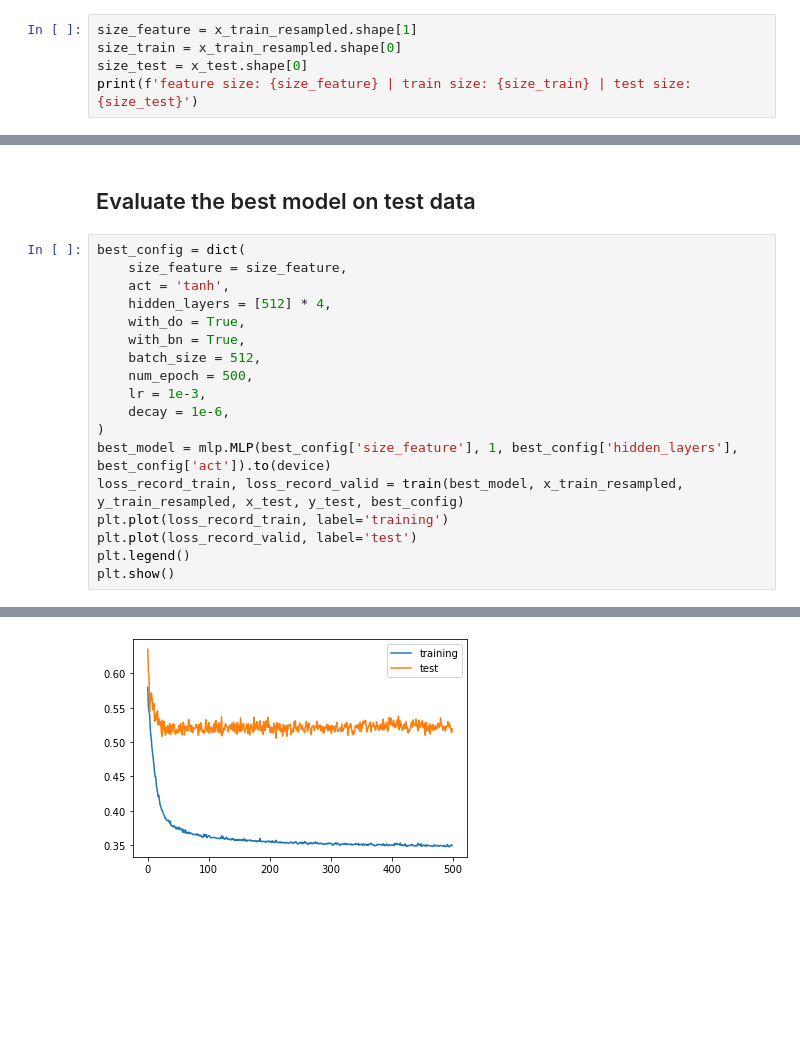
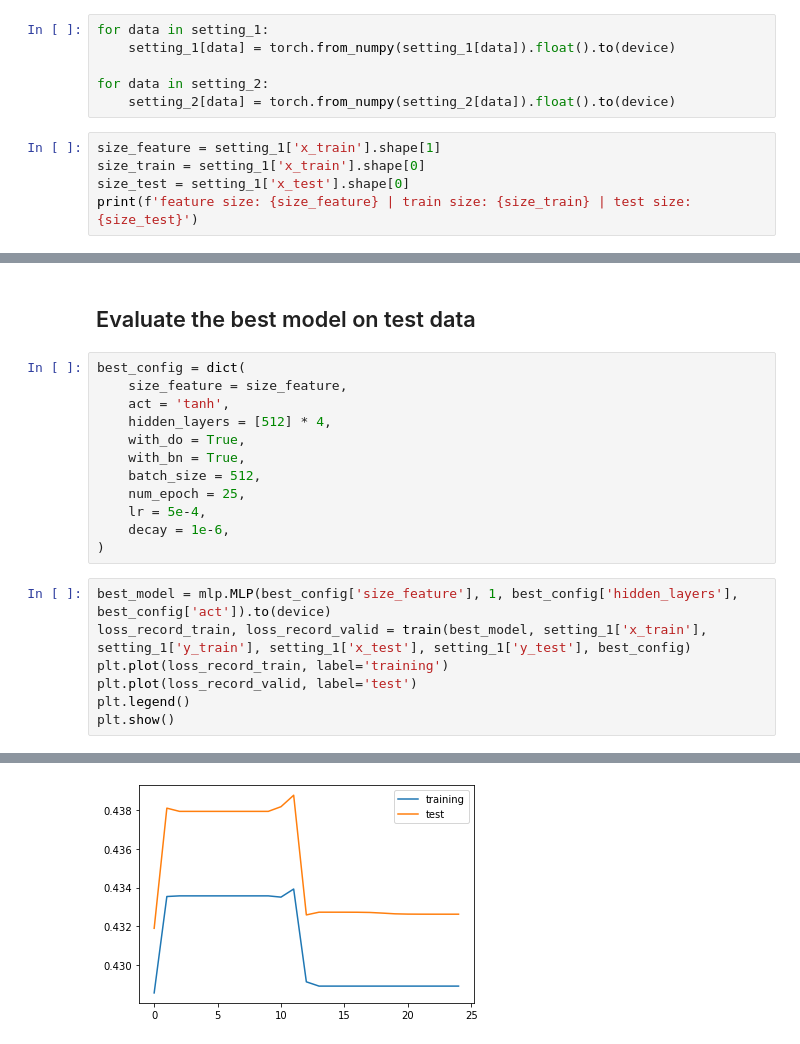
Before and after one commit to GuangyanCai/CS273A-Project, a Jupyter notebook: neural_network.ipynb, the cells around one changed output, grey strips where cells are left out. Cells and saved outputs as stored; diff of their text form; blank space fills up the shorter version.

```diff
--- a/neural_network.ipynb
+++ b/neural_network.ipynb
@@ -37,6 +33,12 @@ y_test = torch.from_numpy(y_test).float().unsqueeze(1).to(device)
+# %%
+for data in setting_1:
+    setting_1[data] = torch.from_numpy(setting_1[data]).float().to(device)
+
+for data in setting_2:
+    setting_2[data] = torch.from_numpy(setting_2[data]).float().to(device)
 # %%
-size_feature = x_train_resampled.shape[1]
-size_train = x_train_resampled.shape[0]
-size_test = x_test.shape[0]
+size_feature = setting_1['x_train'].shape[1]
+size_train = setting_1['x_train'].shape[0]
+size_test = setting_1['x_test'].shape[0]
 print(f'feature size: {size_feature} | train size: {size_train} | test size: {size_test}')
 # %% [output]
@@ -191,19 +240,20 @@ loss_valid = cross_validation(x_train_resampled, y_train_resampled, x_valid, y_v
 # %% [markdown]
 ## Evaluate the best model on test data
+# %%
+best_config = dict(
+    size_feature = size_feature,
+    act = 'tanh',
+    hidden_layers = [512] * 4,
+    with_do = True,
+    with_bn = True,
+    batch_size = 512,
+    num_epoch = 25,
+    lr = 5e-4,
+    decay = 1e-6,
+)
 # %%
-best_config = dict(
-    size_feature = size_feature,
-    act = 'tanh',
-    hidden_layers = [512] * 4,
-    with_do = True,
-    with_bn = True,
-    batch_size = 512,
-    num_epoch = 500,
-    lr = 1e-3,
-    decay = 1e-6,
-)
 best_model = mlp.MLP(best_config['size_feature'], 1, best_config['hidden_layers'], best_config['act']).to(device)
-loss_record_train, loss_record_valid = train(best_model, x_train_resampled, y_train_resampled, x_test, y_test, best_config)
+loss_record_train, loss_record_valid = train(best_model, setting_1['x_train'], setting_1['y_train'], setting_1['x_test'], setting_1['y_test'], best_config)
 plt.plot(loss_record_train, label='training')
 plt.plot(loss_record_valid, label='test')
 plt.legend()
@@ -213,4 +263,4 @@ plt.show()
 [Info] Done
-[figure, old version]
+[figure, new version]
 # %%
 best_model.eval()
```
Also changed, not shown: parts of 32 cells of this notebook.
